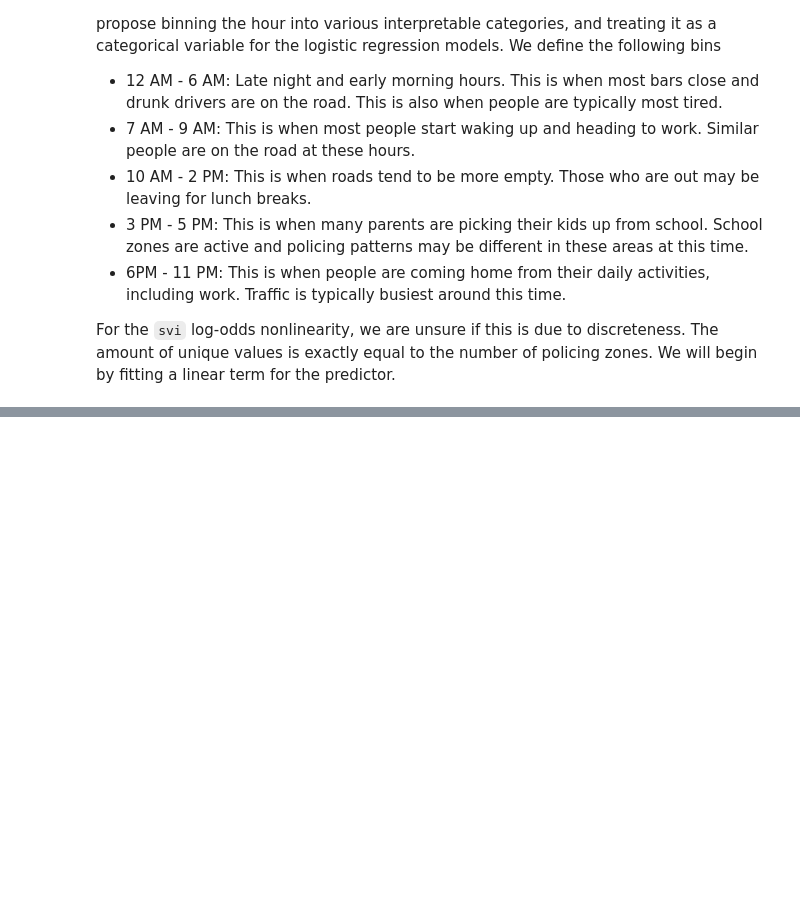
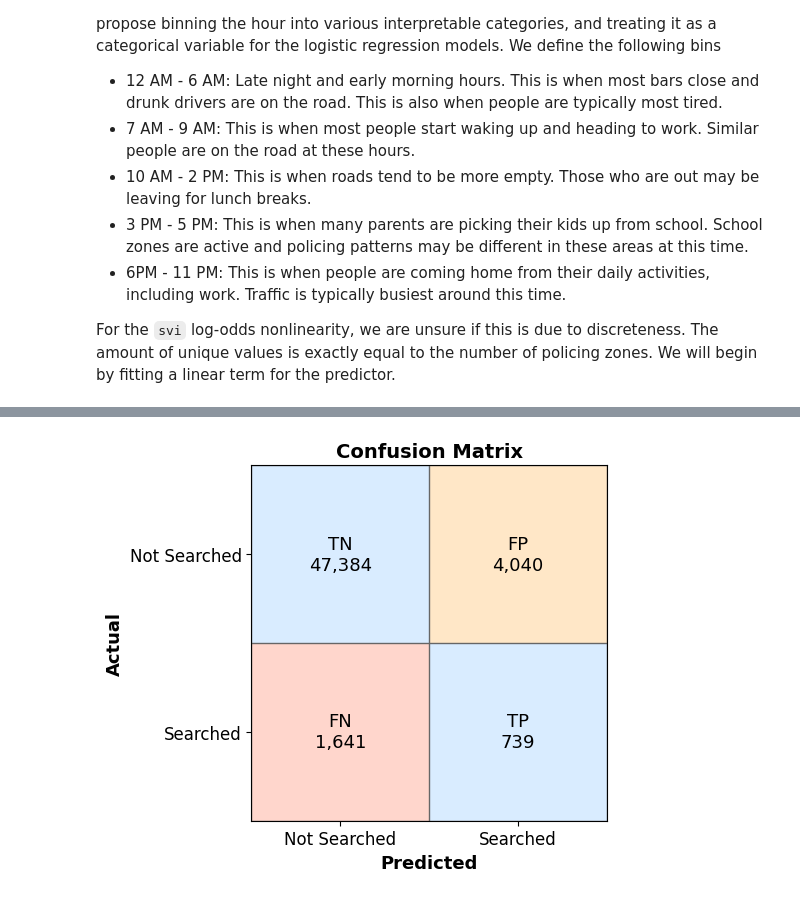
Before and after one commit to utexas-SDS-357/sds357-project-sp26-deployment, a Jupyter notebook: asmit_midterm_eda.ipynb, the cells around one changed output, grey strips where cells are left out. Saved outputs shown, nothing was run; the diff lists cells and outputs as text; code cells hidden in the pictures; blank space fills up the shorter version.

```diff
--- a/asmit_midterm_eda.ipynb
+++ b/asmit_midterm_eda.ipynb
@@ -772,0 +1056,55 @@ For the `svi` log-odds nonlinearity, we are unsure if this is due to discretenes
+# %%
+import numpy as np
+import matplotlib.pyplot as plt
+from matplotlib.colors import ListedColormap
+from sklearn.metrics import confusion_matrix
+
+cm = confusion_matrix(y_test, test_pred)  # [[TN, FP], [FN, TP]]
+
+# Soft Okabe–Ito-inspired fills (pastel versions)
+TN_COLOR = "#D9ECFF"  # soft blue
+FP_COLOR = "#FFE7C7"  # soft orange
+FN_COLOR = "#FFD6CC"  # soft vermillion/red
+#TP_COLOR = "#DDF3E3"  # soft green
+TP_COLOR = TN_COLOR
+
+cell_colors = np.array([
+    [0, 1],
+    [2, 3]
+])
+
+cmap = ListedColormap([TN_COLOR, FP_COLOR, FN_COLOR, TP_COLOR])
+
+fig, ax = plt.subplots(figsize=(5.8, 4.6))
+ax.imshow(cell_colors, cmap=cmap, vmin=0, vmax=3)
+
+# Labels
+ax.set_xticks([0, 1])
+ax.set_yticks([0, 1])
+ax.set_xticklabels(["Not Searched", "Searched"], fontsize=12)
+ax.set_yticklabels(["Not Searched", "Searched"], fontsize=12)
+ax.set_xlabel("Predicted", fontweight="bold", fontsize=13)
+ax.set_ylabel("Actual", fontweight="bold", fontsize=13)
+ax.set_title("Confusion Matrix", fontweight="bold", fontsize=14)
+
+# Add gridlines between cells
+ax.set_xticks(np.arange(-.5, 2, 1), minor=True)
+ax.set_yticks(np.arange(-.5, 2, 1), minor=True)
+ax.grid(which="minor", color="#666666", linestyle="-", linewidth=1)
+ax.tick_params(which="minor", bottom=False, left=False)
+
+# Annotate counts + labels
+labels = np.array([["TN", "FP"], ["FN", "TP"]])
+for (i, j), val in np.ndenumerate(cm):
+    ax.text(
+        j, i,
+        f"{labels[i,j]}\n{val:,}",
+        ha="center", va="center",
+        #fontweight="bold",
+        fontsize=13
+    )
+
+plt.tight_layout()
+plt.show()
+# %% [output]
+[figure, added]
```
Also changed, not shown: parts of 14 cells of this notebook, 3 other files.
